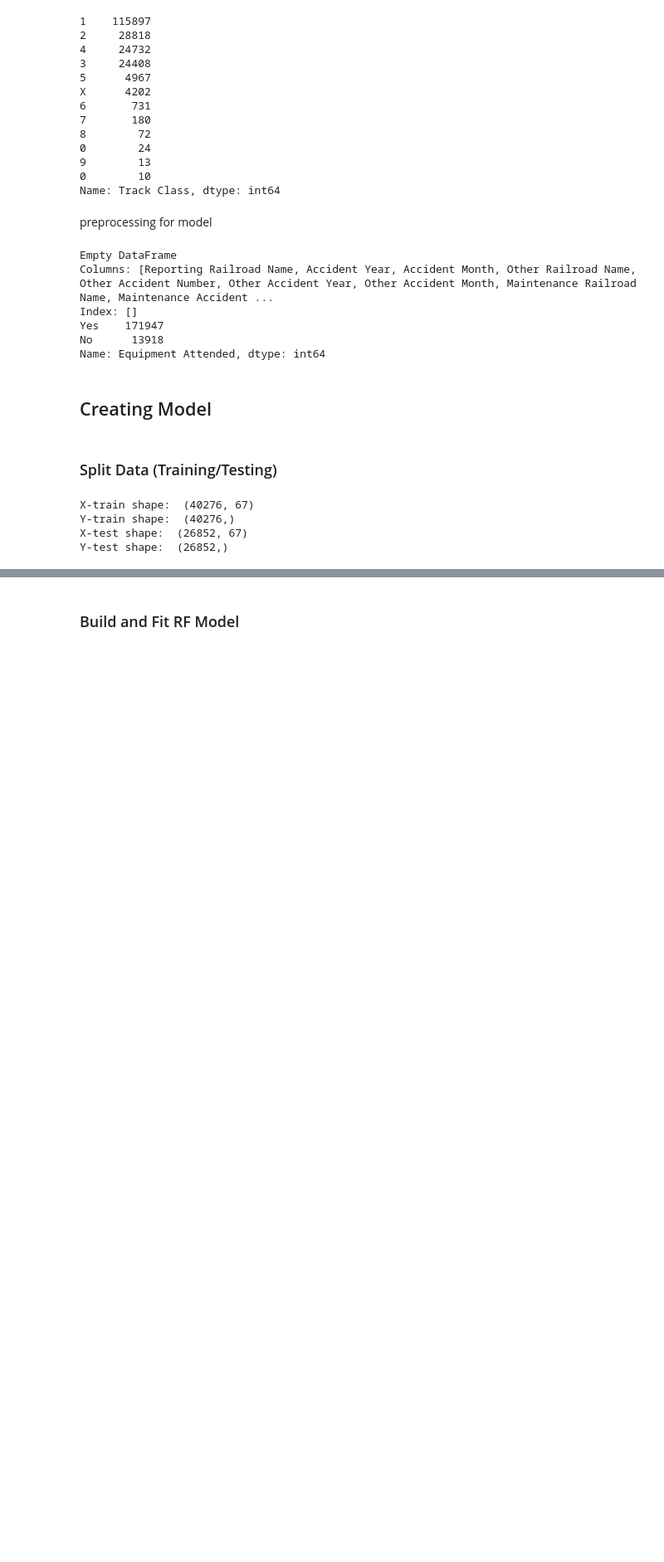
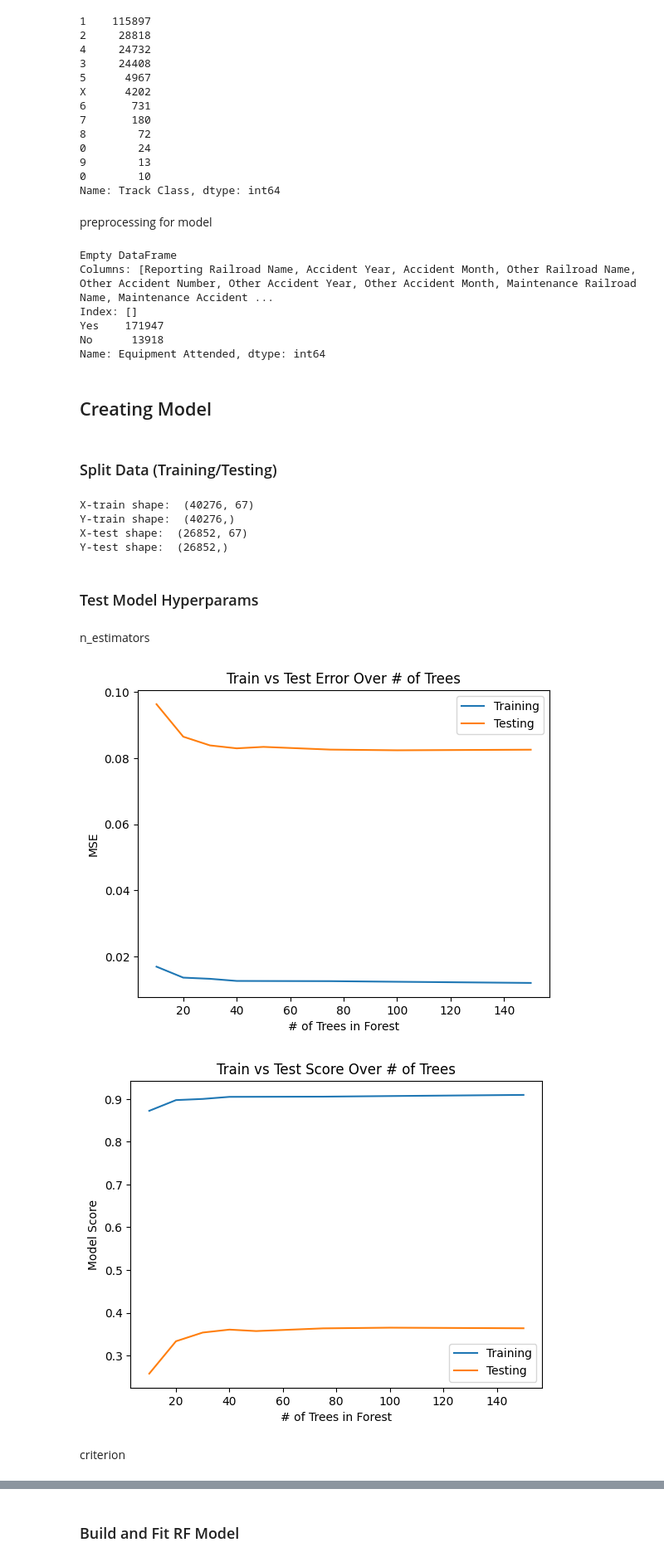
Before and after one commit to ndahlinuvm/Train-Derailment-287Project, a Jupyter notebook: rf-visuals.ipynb, the cells around one changed output, grey strips where cells are left out. Shown at 83% size. Saved outputs shown, nothing was run; the diff lists cells and outputs as text; code cells hidden in the pictures; blank space fills up the shorter version.

```diff
--- a/rf-visuals.ipynb
+++ b/rf-visuals.ipynb
@@ -163,3 +163,53 @@ X-train shape:  (40276, 67)
 Y-train shape:  (40276,)
 X-test shape:  (26852, 67)
 Y-test shape:  (26852,)
+# %% [markdown]
+### Test Model Hyperparams
+# %% [markdown]
+n_estimators
+# %%
+from sklearn.metrics import mean_squared_error
+
+estimators = np.array([10,20,30,40,50,75,100,150])
+train_error = np.array([])
+train_score = np.array([])
+test_error = np.array([])
+test_score = np.array([])
+
+for i in estimators:
+    rfreg_test = RandomForestRegressor(max_features='sqrt',
+                                       n_estimators=i,
+                                       n_jobs=-1,
+                                       verbose=False,
+                                       random_state=0)
+    rfreg_test.fit(xtrain,ytrain)
+    train_score = np.append(train_score,rfreg_test.score(xtrain,ytrain))
+    test_score = np.append(test_score,rfreg_test.score(xtest,ytest))
+    train_error = np.append(train_error,mean_squared_error(ytrain,rfreg_test.predict(xtrain)))
+    test_error = np.append(test_error,mean_squared_error(ytest,rfreg_test.predict(xtest)))
+
+error_data = pd.DataFrame({'n_estimators':estimators, 'train error':train_error, 'test error':test_error})
+score_data = pd.DataFrame({'n_estimators':estimators, 'train score':train_score, 'test score':test_score})
+# %%
+plt.plot(error_data['n_estimators'],error_data['train error'], label="Training")
+plt.plot(error_data['n_estimators'],error_data['test error'], label="Testing")
+plt.xlabel("# of Trees in Forest")
+plt.ylabel("MSE")
+plt.title("Train vs Test Error Over # of Trees")
+plt.legend()
+plt.savefig("images/rf-max_feat-error.png")
+plt.show()
+
+plt.plot('n_estimators','train score',data=score_data, label="Training")
+plt.plot('n_estimators','test score',data=score_data, label="Testing")
+plt.xlabel("# of Trees in Forest")
+plt.ylabel("Model Score")
+plt.title("Train vs Test Score Over # of Trees")
+plt.legend()
+plt.savefig("images/rf-max_feat-score.png")
+plt.show()
+# %% [output]
+[figure, added]
+[figure, added]
+# %% [markdown]
+criterion
```
Also changed, not shown: parts of 20 cells of this notebook, 15 other files.
